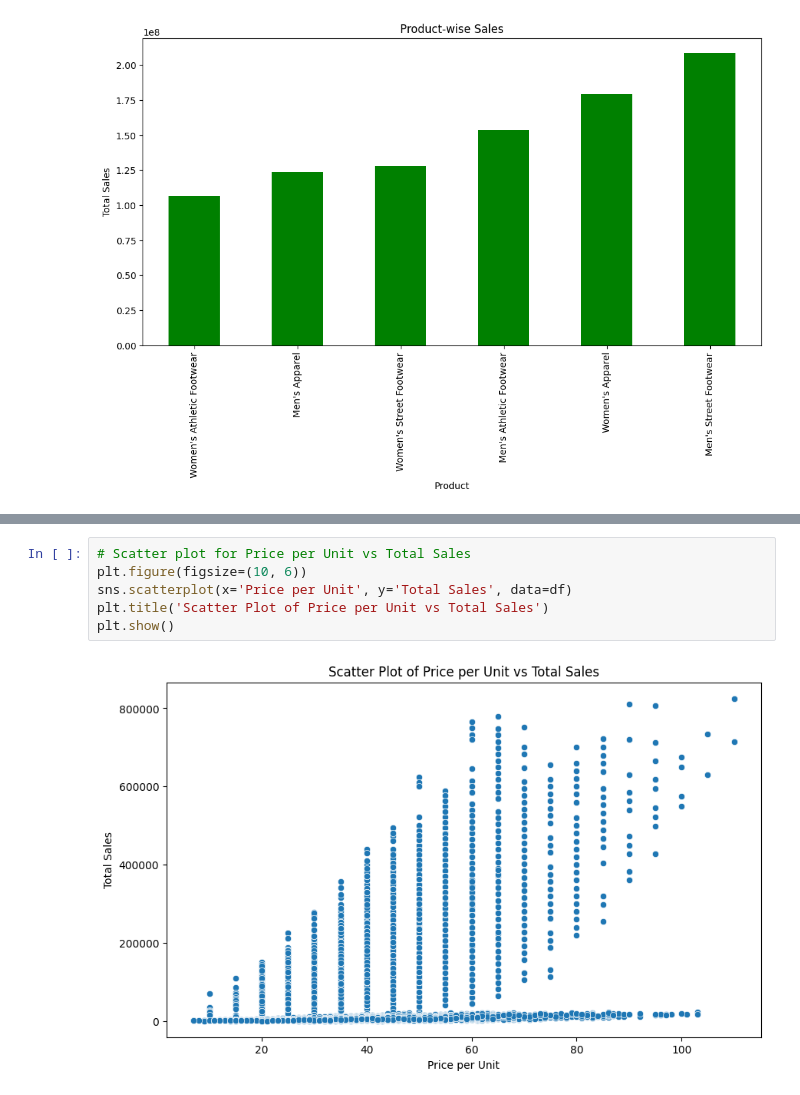
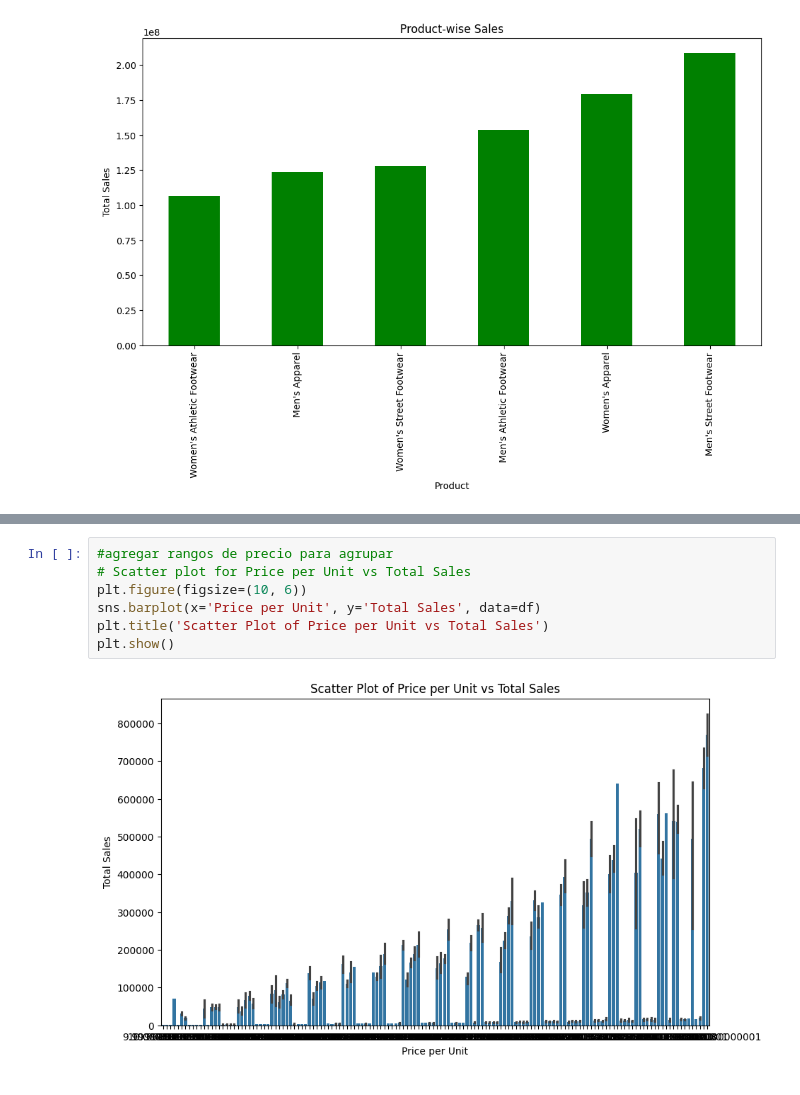
Before and after one commit to delatorrena2016/sql-etl-analytics, a Jupyter notebook: exp.ipynb, the cells around one changed output, grey strips where cells are left out. Saved outputs shown, nothing was run; the diff lists cells and outputs as text.

```diff
--- a/exp.ipynb
+++ b/exp.ipynb
@@ -295,9 +389,10 @@ plt.show()
 # %%
+#agregar rangos de precio para agrupar
 # Scatter plot for Price per Unit vs Total Sales
 plt.figure(figsize=(10, 6))
-sns.scatterplot(x='Price per Unit', y='Total Sales', data=df)
+sns.barplot(x='Price per Unit', y='Total Sales', data=df)
 plt.title('Scatter Plot of Price per Unit vs Total Sales')
 plt.show()
 # %% [output]
-[figure, old version]
+[figure, new version]
 # %%
```
Also changed, not shown: parts of 14 cells of this notebook.
